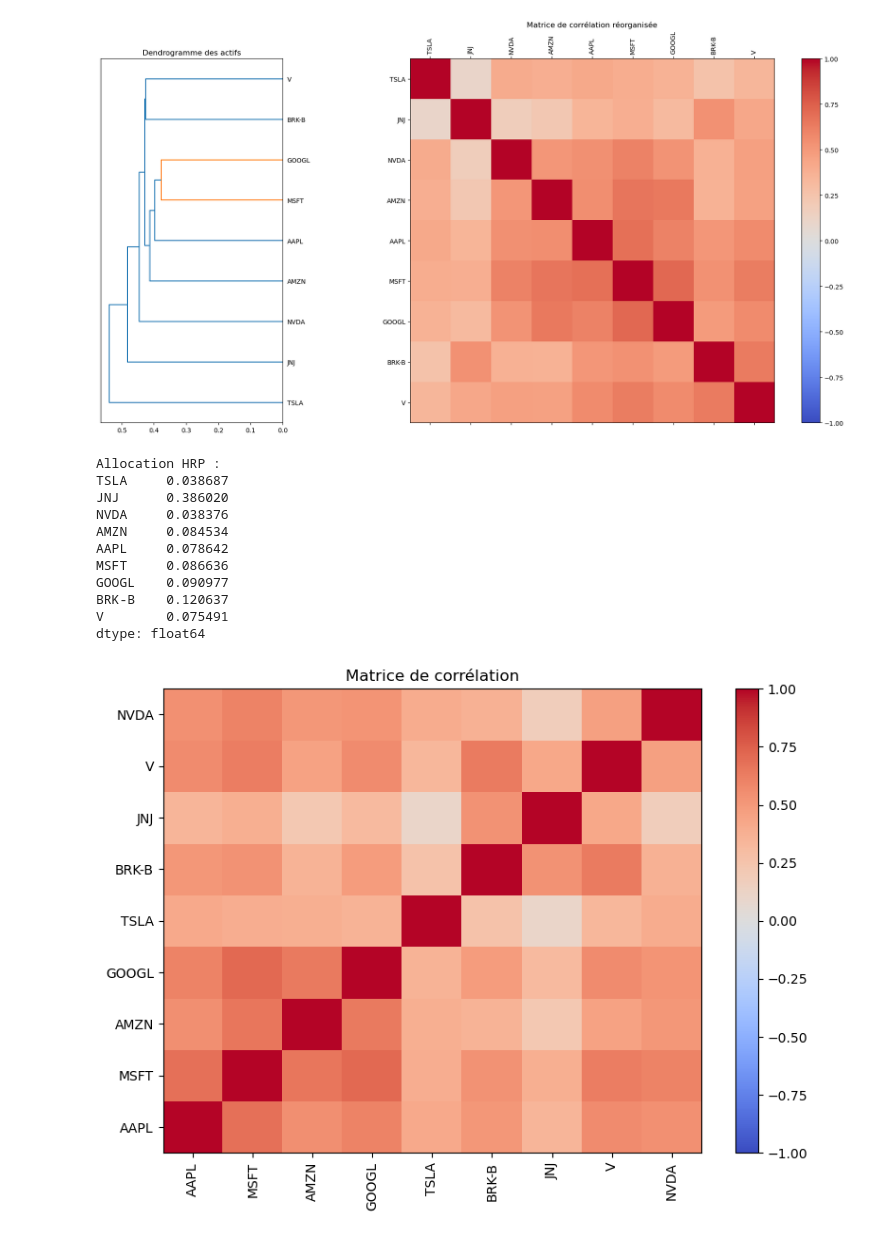
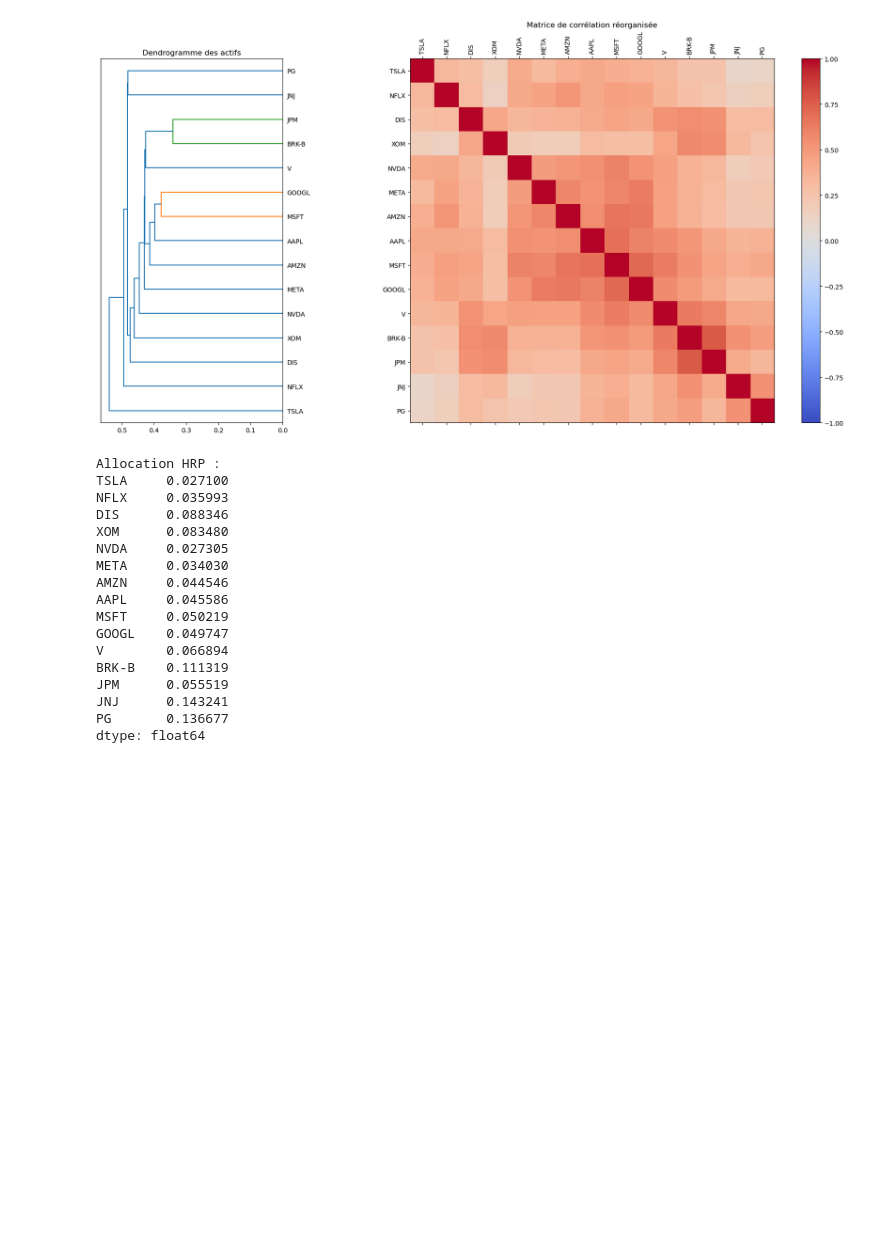
Before and after one commit to ThxHuncho/PortfofioOpt, a Jupyter notebook: Systematic Asset Management.ipynb, the cells around one changed output. Saved outputs shown, nothing was run; the diff lists cells and outputs as text; code cells hidden in the pictures; blank space fills up the shorter version.

```diff
--- a/Systematic Asset Management.ipynb
+++ b/Systematic Asset Management.ipynb
@@ -12,7 +12,8 @@ import warnings
 warnings.filterwarnings("ignore")
 # %%
 # Téléchargement des données historiques
-tickers = ['AAPL', 'MSFT', 'AMZN', 'GOOGL', 'TSLA', 'BRK-B', 'JNJ', 'V', 'NVDA']
+tickers = ['AAPL', 'MSFT', 'AMZN', 'GOOGL', 'TSLA', 'BRK-B',
+           'JNJ', 'V', 'NVDA', 'META', 'NFLX', 'PG', 'XOM', 'JPM', 'DIS']
 benchmark_ticker = '^GSPC'  # S&P 500
 start_date = "2015-01-01"
 end_date = "2024-11-30"
@@ -257,42 +258,44 @@ def getRecBipart(cov, sortIx):
 # %%
 # Calcul des matrices de corrélation et covariance
 corr = returns.corr()
 cov = returns.cov()
 
 # Étape 1 : Conversion en matrice de distances condensée
 dist = correlDist(corr)
 dist_condensed = ssd.squareform(dist)
 
 # Étape 2 : Clustering hiérarchique
 link = sch.linkage(dist_condensed, 'single')
 
 # Étape 3 : Affichage du dendrogramme couplé à la heatmap de corrélation
 plotDendrogramWithHeatmap(corr)
 
 # Étape 4 : Tri quasi-diagonal
 sortIx = getQuasiDiag(link)
 
 # Étape 5 : Allocation HRP
 hrp = getRecBipart(cov, sortIx)
 print("\nAllocation HRP :")
 print(hrp)
-
-# Affichage de la matrice de corrélation seule
-plotCorrMatrix("HRP_CorrMatrix.png", corr, labels=corr.columns)
 # %% [output]
-[figure, old version]
+[figure, new version]
 Allocation HRP :
-TSLA     0.038687
-JNJ      0.386020
-NVDA     0.038376
-AMZN     0.084534
-AAPL     0.078642
-MSFT     0.086636
-GOOGL    0.090977
-BRK-B    0.120637
-V        0.075491
+TSLA     0.027100
+NFLX     0.035993
+DIS      0.088346
+XOM      0.083480
+NVDA     0.027305
+META     0.034030
+AMZN     0.044546
+AAPL     0.045586
+MSFT     0.050219
+GOOGL    0.049747
+V        0.066894
+BRK-B    0.111319
+JPM      0.055519
+JNJ      0.143241
+PG       0.136677
 dtype: float64
-[figure, removed]
 # %%
 # Calcul des portefeuilles in-sample
 cov_in = returns_in.cov()
```
Also changed, not shown: parts of 7 cells of this notebook.
